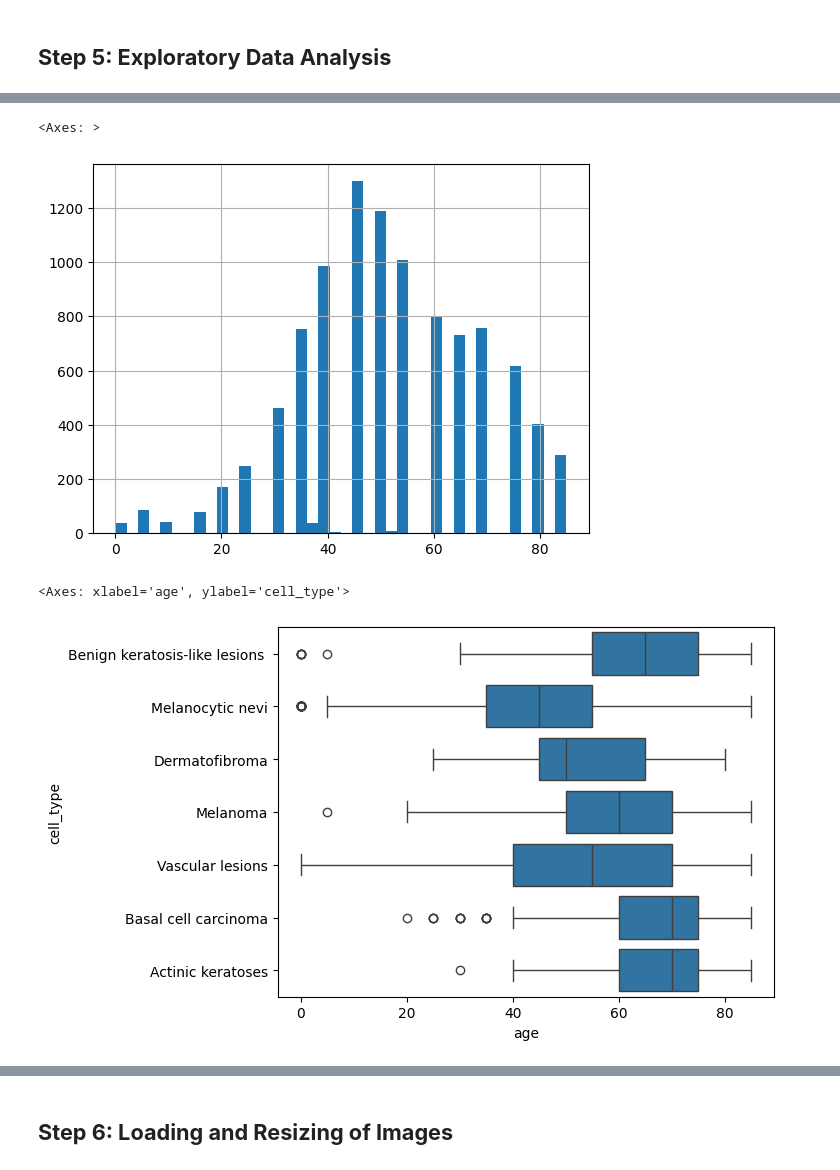
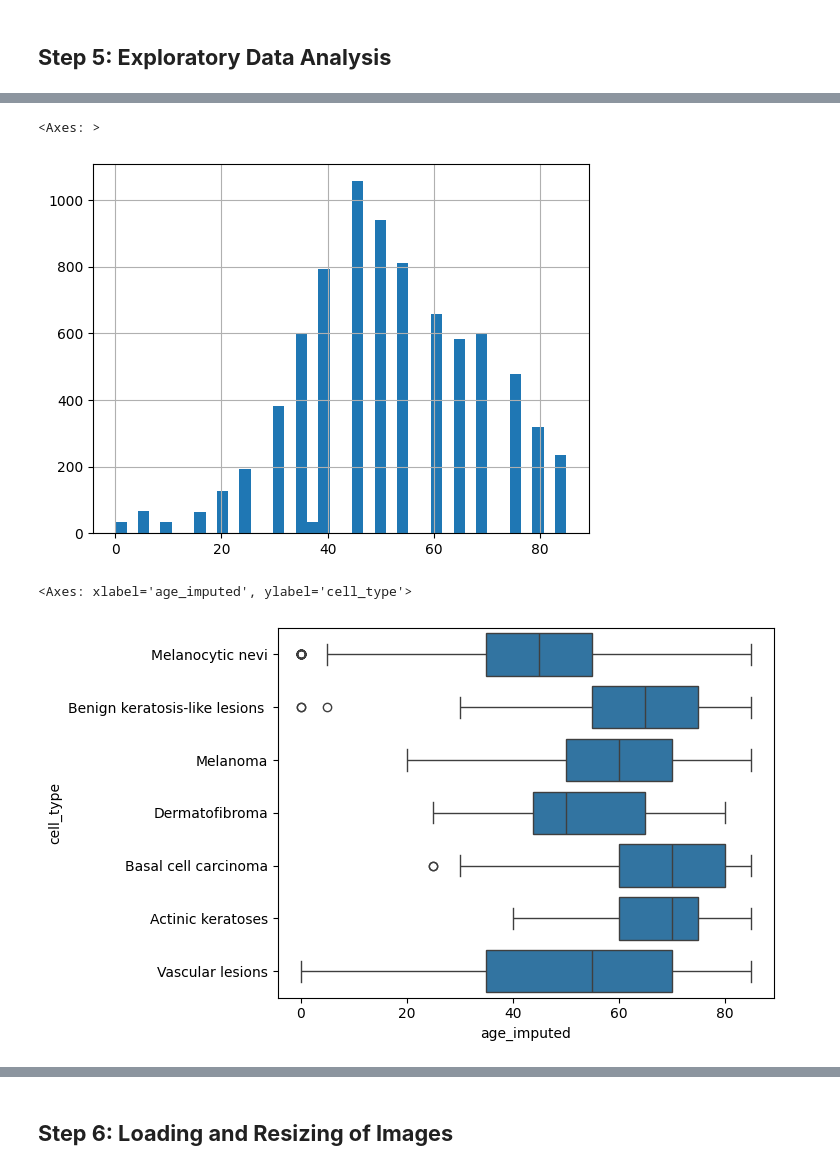
Before and after one commit to h-sutiwas/medical-image-torch, a Jupyter notebook: notebooks/eploratory_data_analysis.ipynb, the cells around one changed output, grey strips where cells are left out. Drawn from its saved outputs; the diff is of its cells as text; code cells hidden in the pictures.

```diff
--- a/notebooks/eploratory_data_analysis.ipynb
+++ b/notebooks/eploratory_data_analysis.ipynb
@@ -68,3 +116,7 @@ skin_df.head()
+# %%
+train_df, test_df = train_test_split(
+    skin_df, test_size = 0.2,
+    random_state = 42, stratify = skin_df[ 'cell_type_idx' ] )
 # %% [markdown]
 ## **Step 4: Data Cleansing**
 # %%
@@ -177,0 +277,11 @@ dtype: object
+# %%
+train_L1_series = train_df.groupby( [ 'dx', 'dx_type' ] )[ 'age' ].transform( 'mean' ).round( 0 )
+train_L2_series = train_df.groupby( [ 'dx' ] )[ 'age' ].transform( 'mean' ).round( 0 )
+train_L3_series = train_df[ 'age' ].mean() + ( 2 * train_df[ 'age' ].std() ).round( 0 )
+
+test_L1_series = test_df.groupby( [ 'dx', 'dx_type' ] )[ 'age' ].transform( 'mean' ).round( 0 )
+test_L2_series = test_df.groupby( [ 'dx' ] )[ 'age' ].transform( 'mean' ).round( 0 )
+test_L3_series = test_df[ 'age' ].mean() + ( 2 * test_df[ 'age' ].std() ).round( 0 )
+# %%
+train_df[ 'age_imputed' ] = train_df[ 'age' ].fillna( train_L1_series ).fillna( train_L2_series ).fillna( train_L3_series )
+test_df[ 'age_imputed' ] = test_df[ 'age' ].fillna( test_L1_series ).fillna( test_L2_series ).fillna( test_L3_series )
@@ -197,10 +363,10 @@ test_impute_df[ 'localization' ].value_counts().plot( kind='bar' )
 # %%
-test_impute_df[ 'age' ].hist( bins=40 )
+train_df[ 'age_imputed' ].hist( bins=40 )
 # %% [output]
 <Axes: >
-[figure, old version]
+[figure, new version]
 # %%
-sns.boxplot( x='age', y='cell_type', data=test_impute_df )
+sns.boxplot( x='age_imputed', y='cell_type', data=train_df )
 # %% [output]
-<Axes: xlabel='age', ylabel='cell_type'>
+<Axes: xlabel='age_imputed', ylabel='cell_type'>
-[figure, old version]
+[figure, new version]
```
Also changed, not shown: parts of 43 cells of this notebook.
